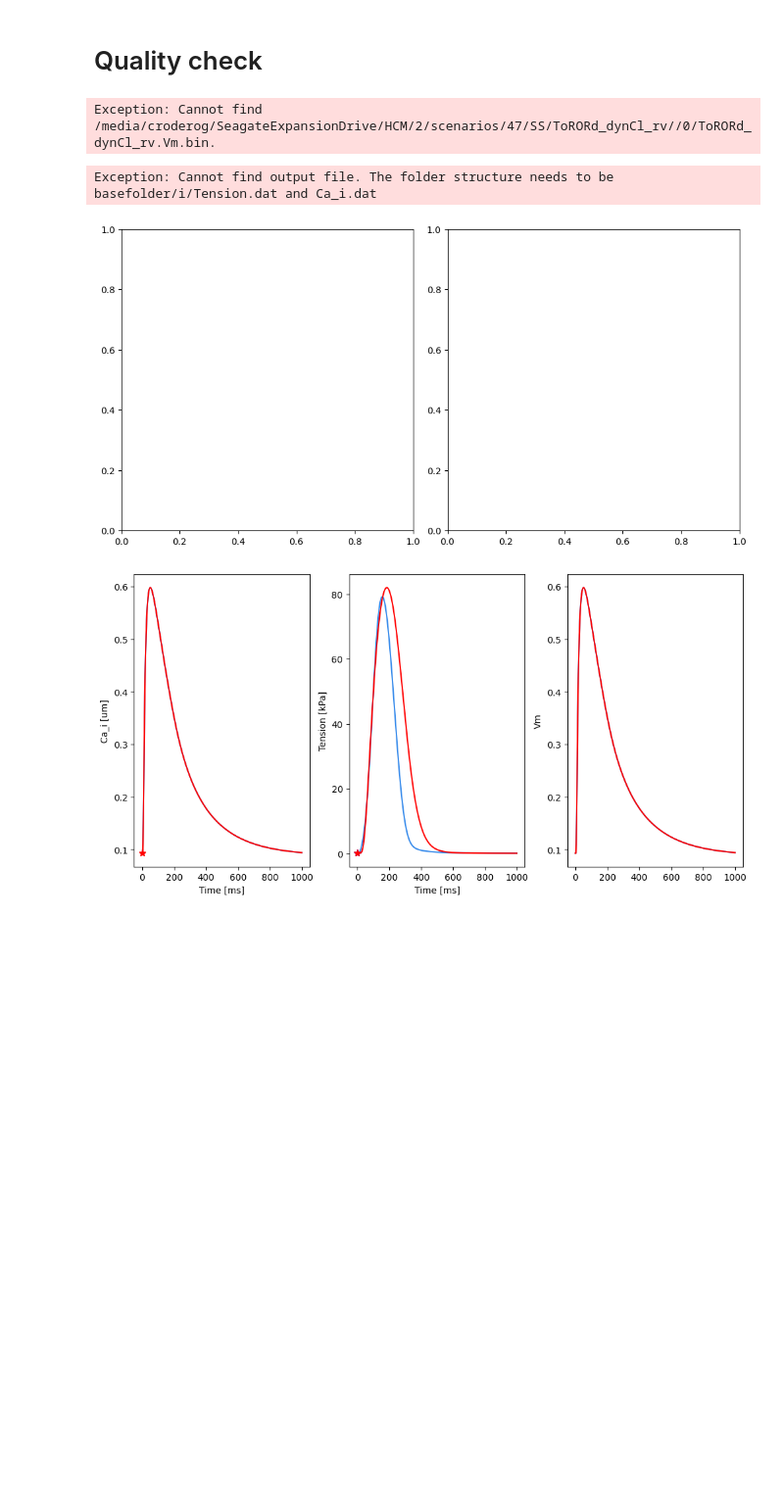
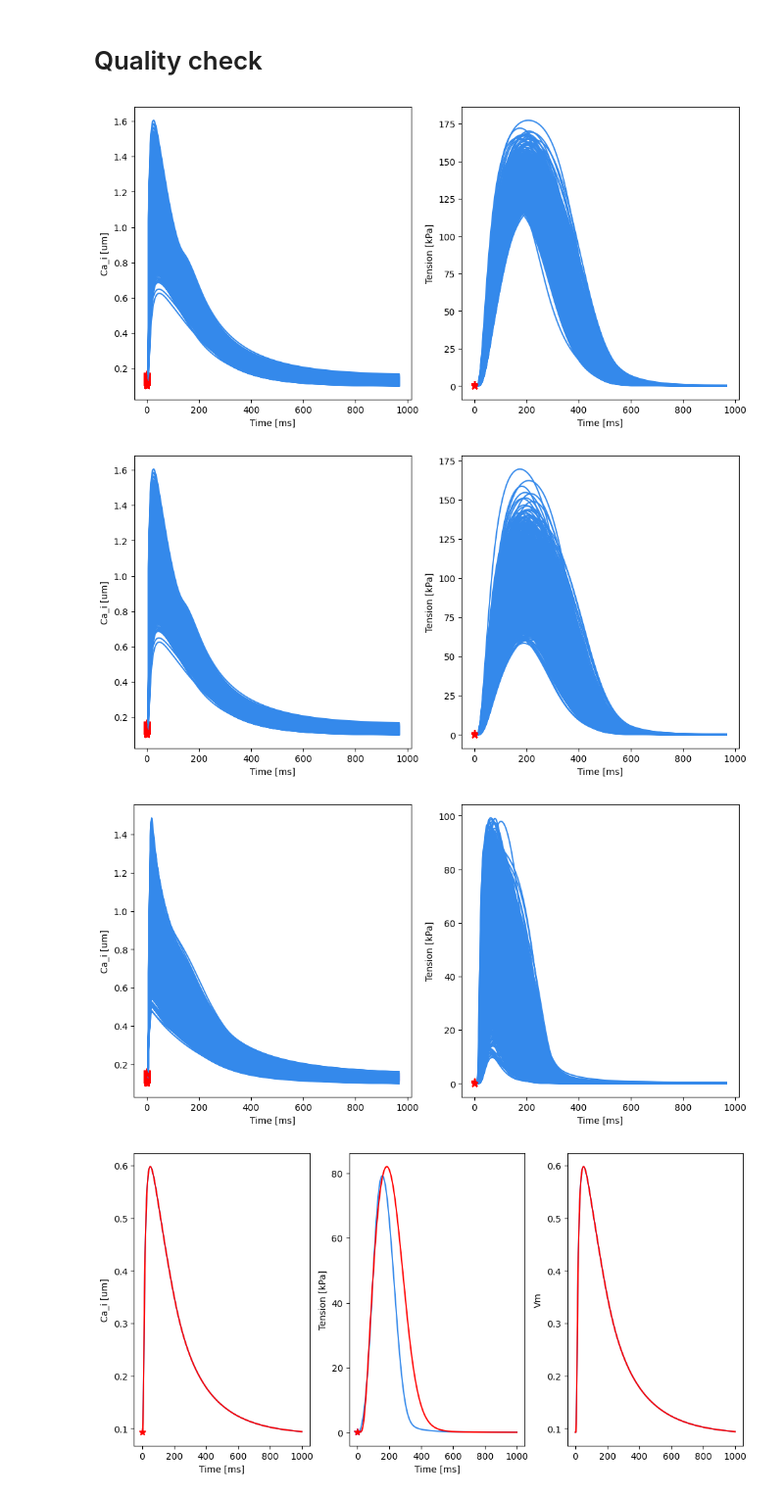
Before and after one commit to CEMRG-publications/Rodero_2026_JMCC, a Jupyter notebook: notebooks/3_run_cell_simulations.ipynb, the cells around one changed output. Shown: that part at 98% size. Saved outputs shown, nothing was run; the diff lists cells and outputs as text; code cells hidden in the pictures; blank space fills up the shorter version.

```diff
--- a/notebooks/3_run_cell_simulations.ipynb
+++ b/notebooks/3_run_cell_simulations.ipynb
@@ -98,19 +97,6 @@ from GSA_library import ionic_output, file_utils
 import matplotlib.pyplot as plt
 import numpy as np
 import os
-# %%
-ionic_model = "ToRORd_dynCl_rv"
-
-ionic_output.bin_to_dat_folder(sim_foldername = f"/media/croderog/SeagateExpansionDrive/HCM/2/scenarios/47/SS/{ionic_model}/",
-						  start_sample=0,
-						  last_sample=799,
-						  BCL=int(clinical_data["general"]["BCL"]),
-						  Nbeats=int(num_beats_limit_cycle),
-						  bin_files=[f"{ionic_model}.Vm.bin",f"{ionic_model}.Ca_i.bin",f"{ionic_model}.Tension.bin"],
-						  output_files=[f"{ionic_model}.Vm.dat","Ca_i.dat","Tension.dat"],
-						  cleanup=False)
-# %% [output]
-Exception: Cannot find /media/croderog/SeagateExpansionDrive/HCM/2/scenarios/47/SS/ToRORd_dynCl_rv//0/ToRORd_dynCl_rv.Vm.bin.
 # %%
 def plot_Land_output(basefolder,
                      N,
@@ -207,14 +193,29 @@ def plot_Land_output(basefolder,
         plt.show()
     else:
         plt.savefig(figname, dpi=100)
-# %%
-plot_Land_output(basefolder =  f"/media/croderog/SeagateExpansionDrive/HCM/2/scenarios/47/SS/{ionic_model}/",
-                          N = 800,
-                          isometric = True,
-                          figname=f"/media/croderog/SeagateExpansionDrive/HCM/2/scenarios/47/SS/{ionic_model}_Land_output.png")
-# %% [output]
-Exception: Cannot find output file. The folder structure needs to be basefolder/i/Tension.dat and Ca_i.dat
-[figure, removed]
+# %%
+ionic_models = ["ToRORd_dynCl","ToRORd_dynCl","JB_COURTEMANCHE"]
+# ionic_models = ["JB_COURTEMANCHE"]
+suffix = ["","_rv",""]
+# suffix = [""]
+for i in range(len(ionic_models)):
+    ionic_output.bin_to_dat_folder(sim_foldername = f"{base_folder_local}/SS/{ionic_models[i]}{suffix[i]}/",
+                          start_sample=0,
+                          last_sample=799,
+                          BCL=int(clinical_data["general"]["BCL"]),
+                          Nbeats=int(num_beats_limit_cycle),
+                          bin_files=[f"{ionic_models[i]}.Vm.bin",f"{ionic_models[i]}.Ca_i.bin",f"{ionic_models[i]}.Tension.bin"],
+                          output_files=[f"{ionic_models[i]}.Vm.dat","Ca_i.dat","Tension.dat"],
+                          cleanup=False)
+
+    plot_Land_output(basefolder =  f"{base_folder_local}/SS/{ionic_models[i]}{suffix[i]}/",
+                          N = 800,
+                          isometric = True,
+                          figname=f"{base_folder_local}/SS/{ionic_models[i]}{suffix[i]}_Land_output.png")
+# %% [output]
+[figure, added]
+[figure, added]
+[figure, added]
 # %%
 
 basefolder_1 = "/media/croderog/SeagateExpansionDrive/rodero_healthy/h11/scenarios/alex/cell_sims"
```
Also changed, not shown: parts of 4 cells of this notebook.
